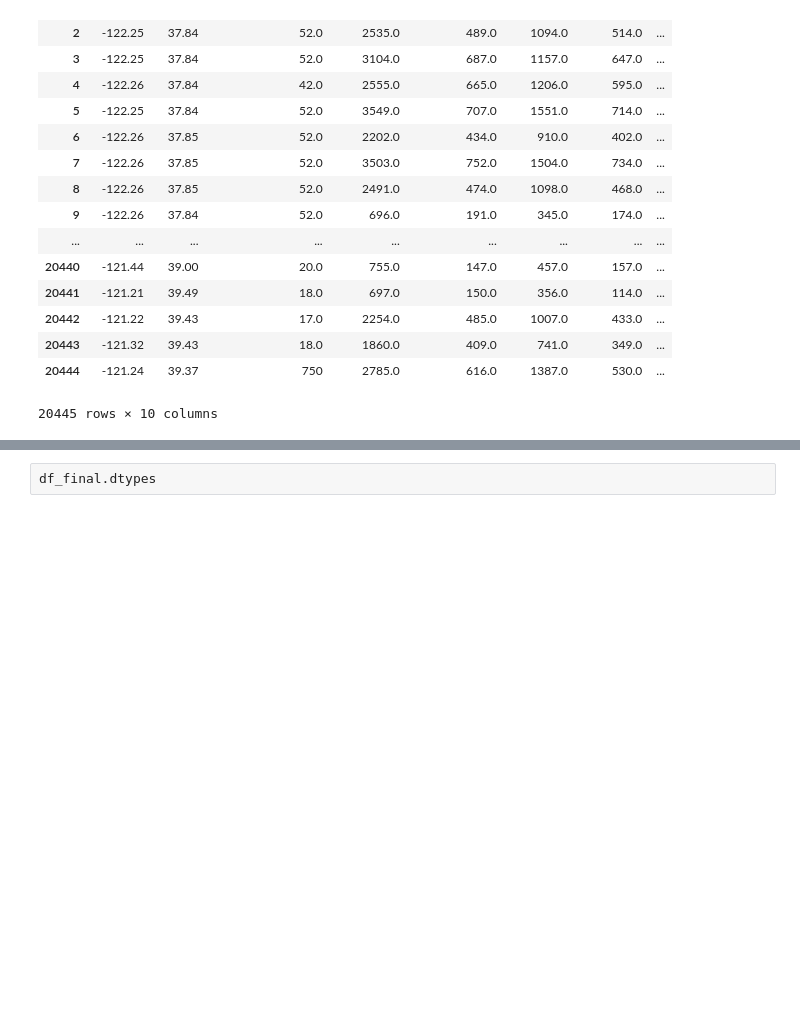
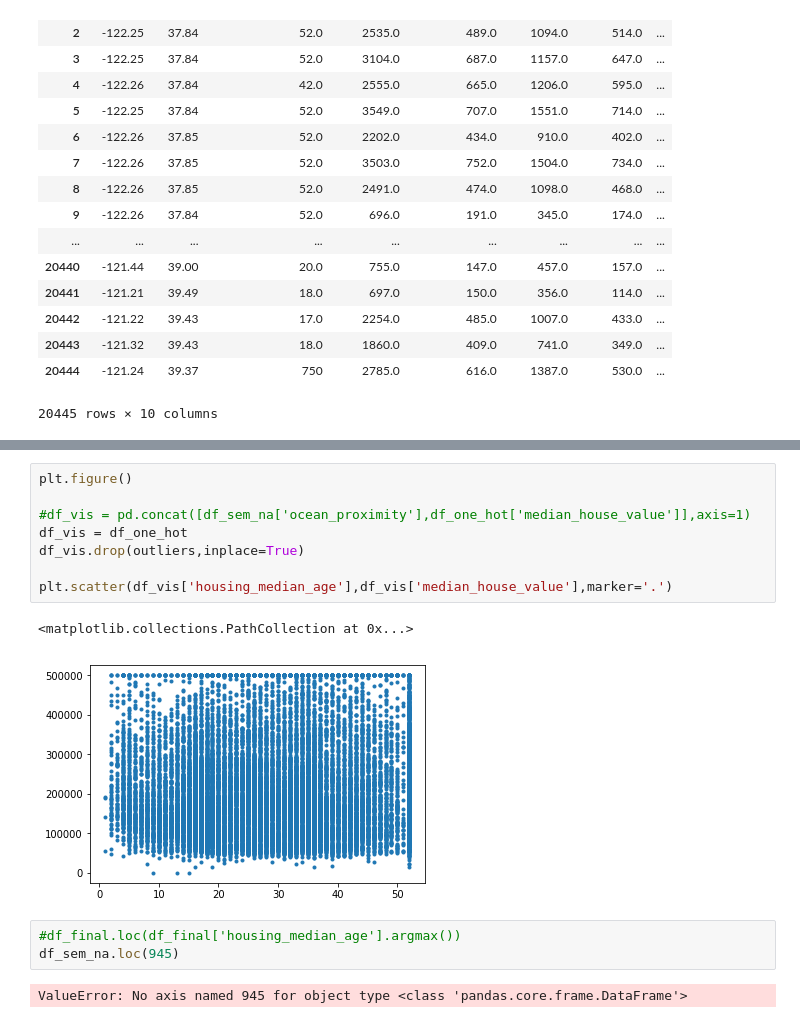
Before and after one commit to Levon27/Intelig-ncia-Artificial, a Jupyter notebook: ia_tiago_california.ipynb, the cells around one changed output, grey strips where cells are left out. Drawn from its saved outputs; the diff is of its cells as text; blank space fills up the shorter version.

```diff
--- a/ia_tiago_california.ipynb
+++ b/ia_tiago_california.ipynb
@@ -224,2 +237,16 @@ dados_treino_feat,dados_treino_targ
-# %%
-df_final.dtypes
+# %%
+plt.figure()
+
+#df_vis = pd.concat([df_sem_na['ocean_proximity'],df_one_hot['median_house_value']],axis=1)
+df_vis = df_one_hot
+df_vis.drop(outliers,inplace=True)
+
+plt.scatter(df_vis['housing_median_age'],df_vis['median_house_value'],marker='.')
+# %% [output]
+<matplotlib.collections.PathCollection at 0x...>
+[figure, added]
+# %%
+#df_final.loc(df_final['housing_median_age'].argmax())
+df_sem_na.loc(945)
+# %% [output]
+ValueError: No axis named 945 for object type <class 'pandas.core.frame.DataFrame'>
```
Also changed, not shown: parts of 9 cells of this notebook.
